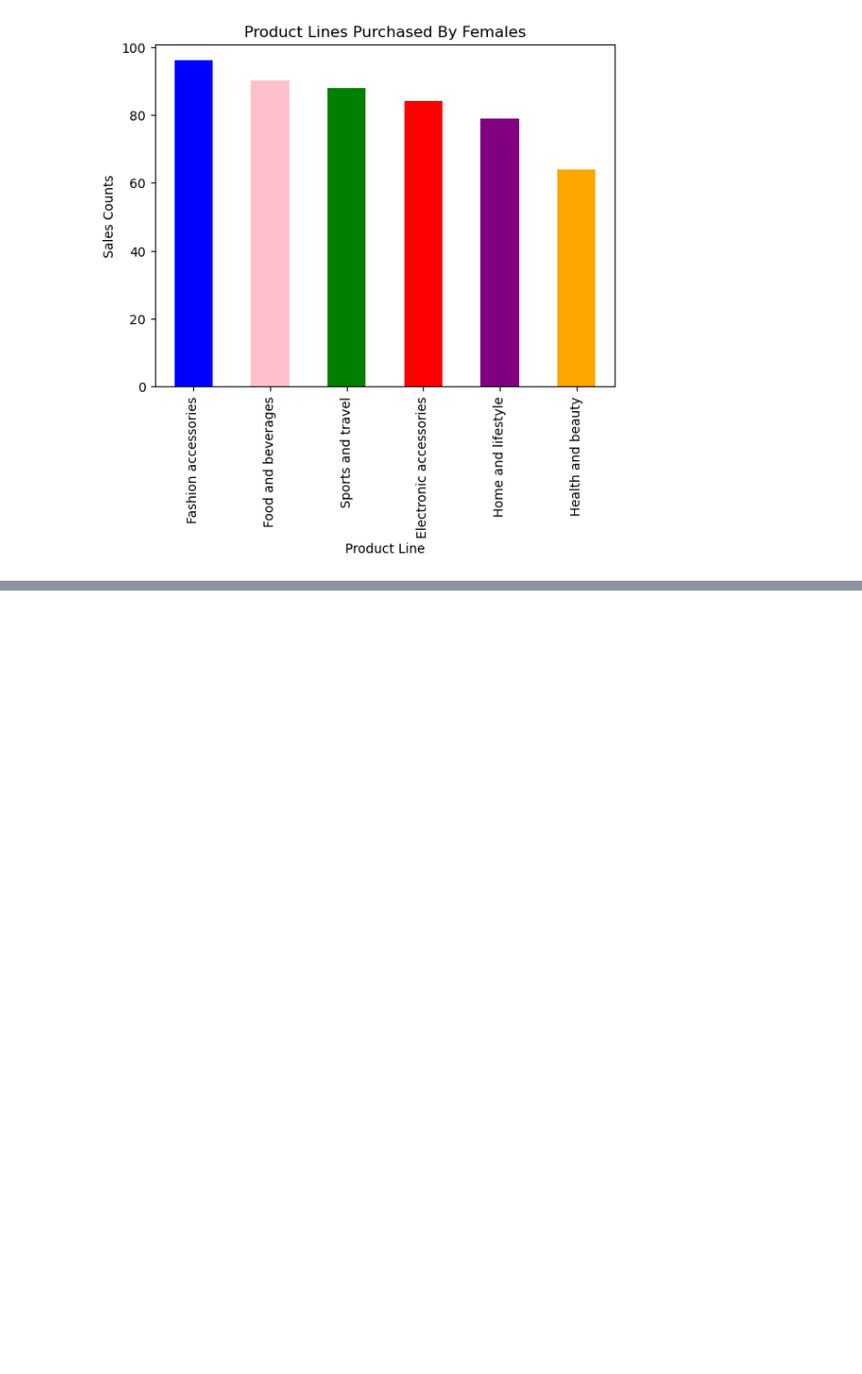
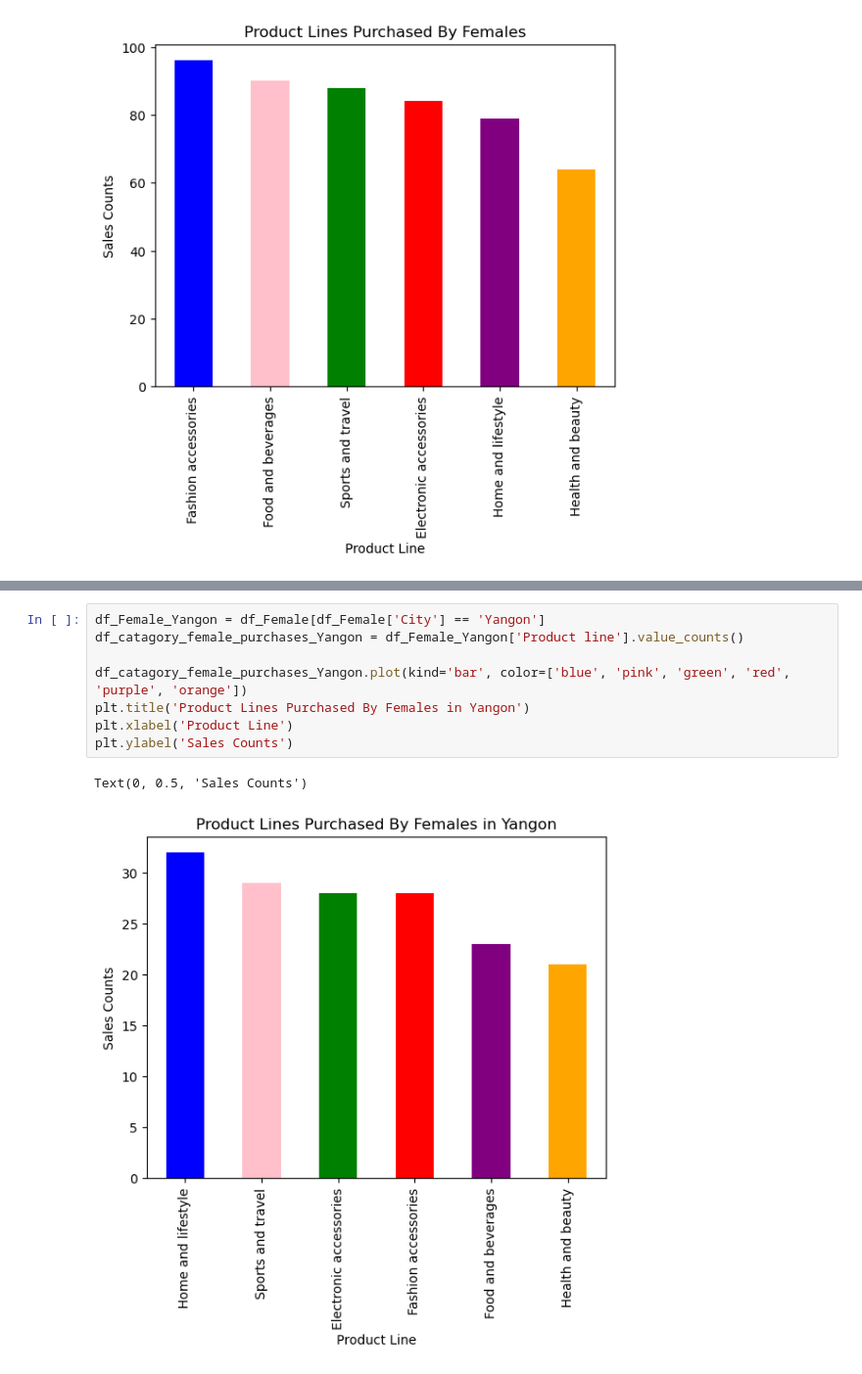
Before and after one commit to NiallGF/First-data-project, a Jupyter notebook: Kaggle Project/Workbooks/Data Visualisation.ipynb, the cells around one changed output, grey strips where cells are left out. Shown: that part at 98% size. Drawn from its saved outputs; the diff is of its cells as text; blank space fills up the shorter version.

```diff
--- a/Kaggle Project/Workbooks/Data Visualisation.ipynb
+++ b/Kaggle Project/Workbooks/Data Visualisation.ipynb
@@ -71,0 +100,11 @@ Text(0, 0.5, 'Sales Counts')
+# %%
+df_Female_Yangon = df_Female[df_Female['City'] == 'Yangon']
+df_catagory_female_purchases_Yangon = df_Female_Yangon['Product line'].value_counts()
+
+df_catagory_female_purchases_Yangon.plot(kind='bar', color=['blue', 'pink', 'green', 'red', 'purple', 'orange'])
+plt.title('Product Lines Purchased By Females in Yangon')
+plt.xlabel('Product Line')
+plt.ylabel('Sales Counts')
+# %% [output]
+Text(0, 0.5, 'Sales Counts')
+[figure, added]
```
Also changed, not shown: parts of 4 cells of this notebook.
